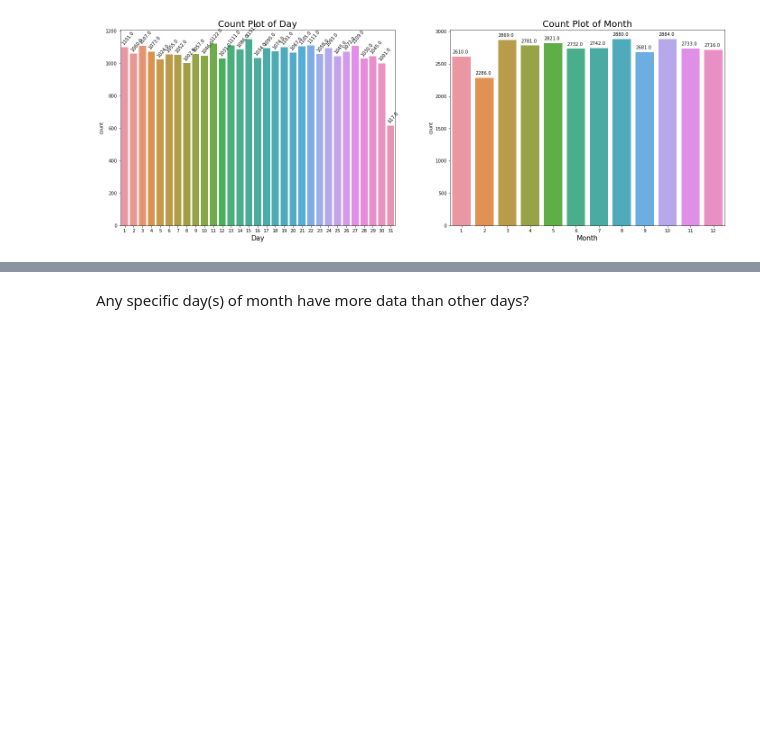
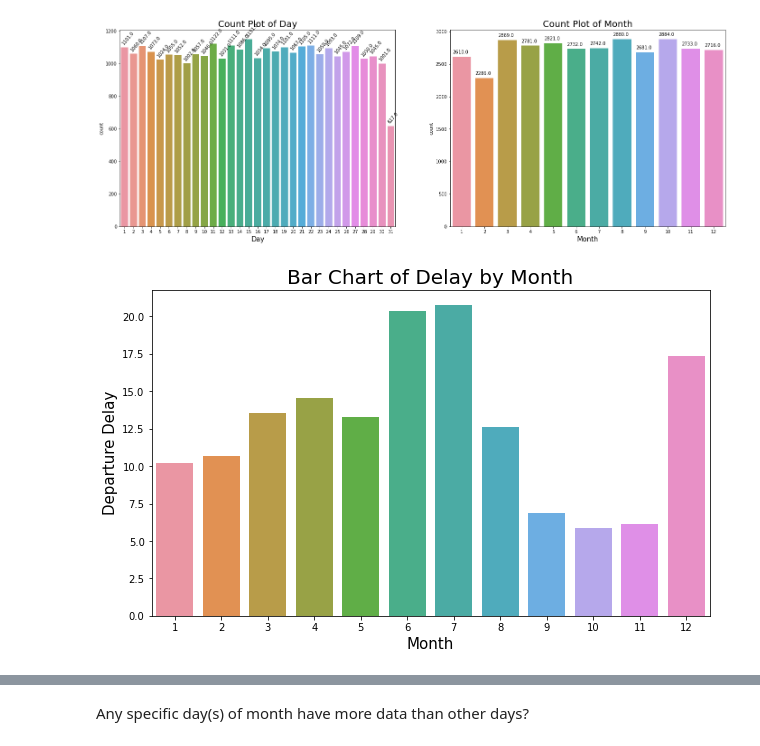
Before and after one commit to hsong1101/ADS-505-Project, a Jupyter notebook: ADS505_Group_Project.ipynb, the cells around one changed output, grey strips where cells are left out. Drawn from its saved outputs; the diff is of its cells as text; code cells hidden in the pictures; blank space fills up the shorter version.

```diff
--- a/ADS505_Group_Project.ipynb
+++ b/ADS505_Group_Project.ipynb
@@ -101,3 +139,16 @@ ax2.set_title('Count Plot of Month', size=20)
 plt.show();
 # %% [output]
 [figure]
+# %%
+delay_month = data.groupby(['month'])[['dep_delay']].mean().sort_values('dep_delay', ascending=False).reset_index()
+
+fig, ax = plt.subplots(figsize=(10, 6))
+
+ax = sns.barplot(x='month', y='dep_delay', data=delay_month, ax=ax)
+
+ax.set_xlabel('Month', size=15)
+ax.set_ylabel('Departure Delay', size=15)
+ax.set_title('Bar Chart of Delay by Month', size=20)
+plt.show();
+# %% [output]
+[figure, added]
```
Also changed, not shown: parts of 78 cells of this notebook.
